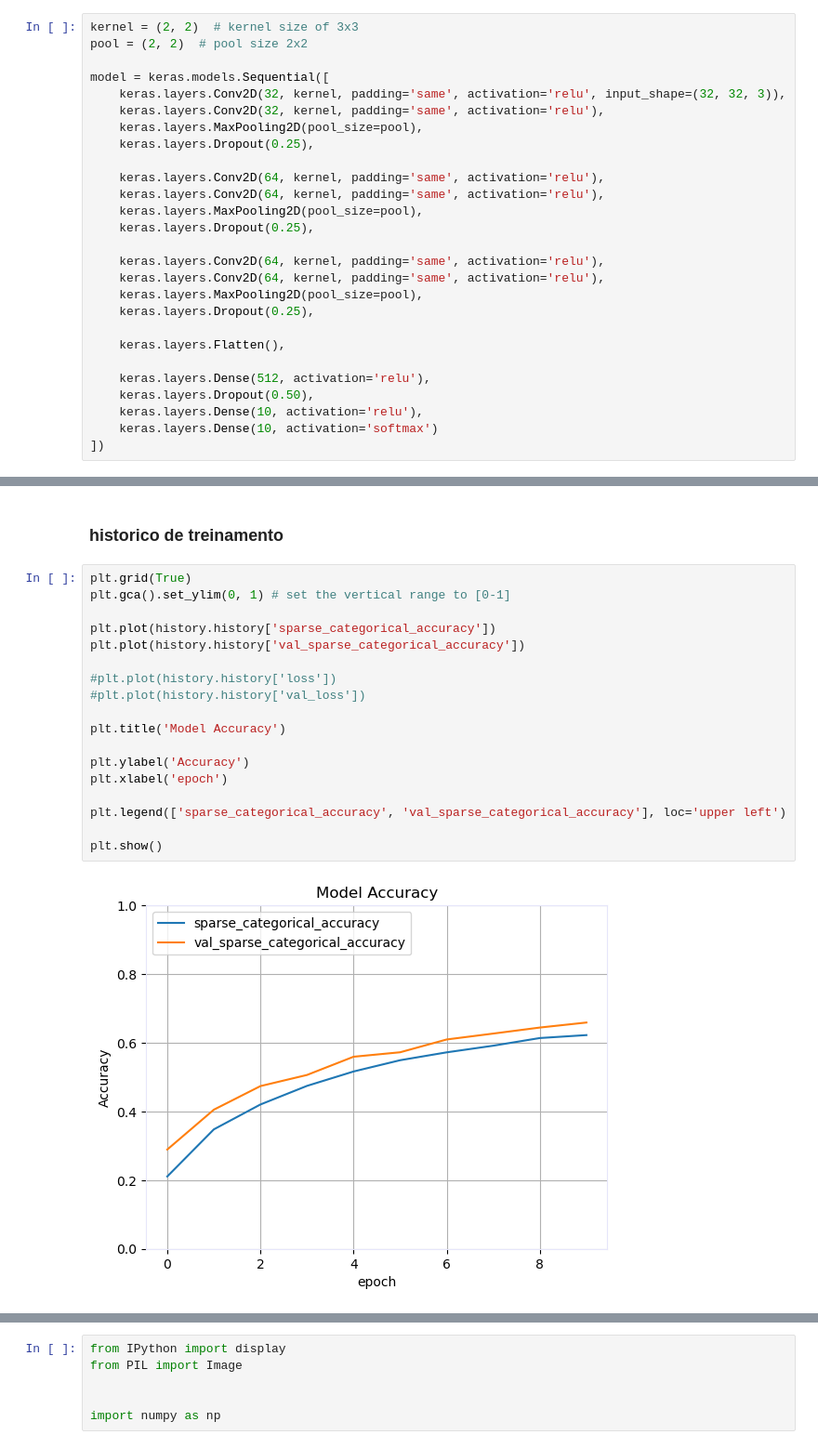
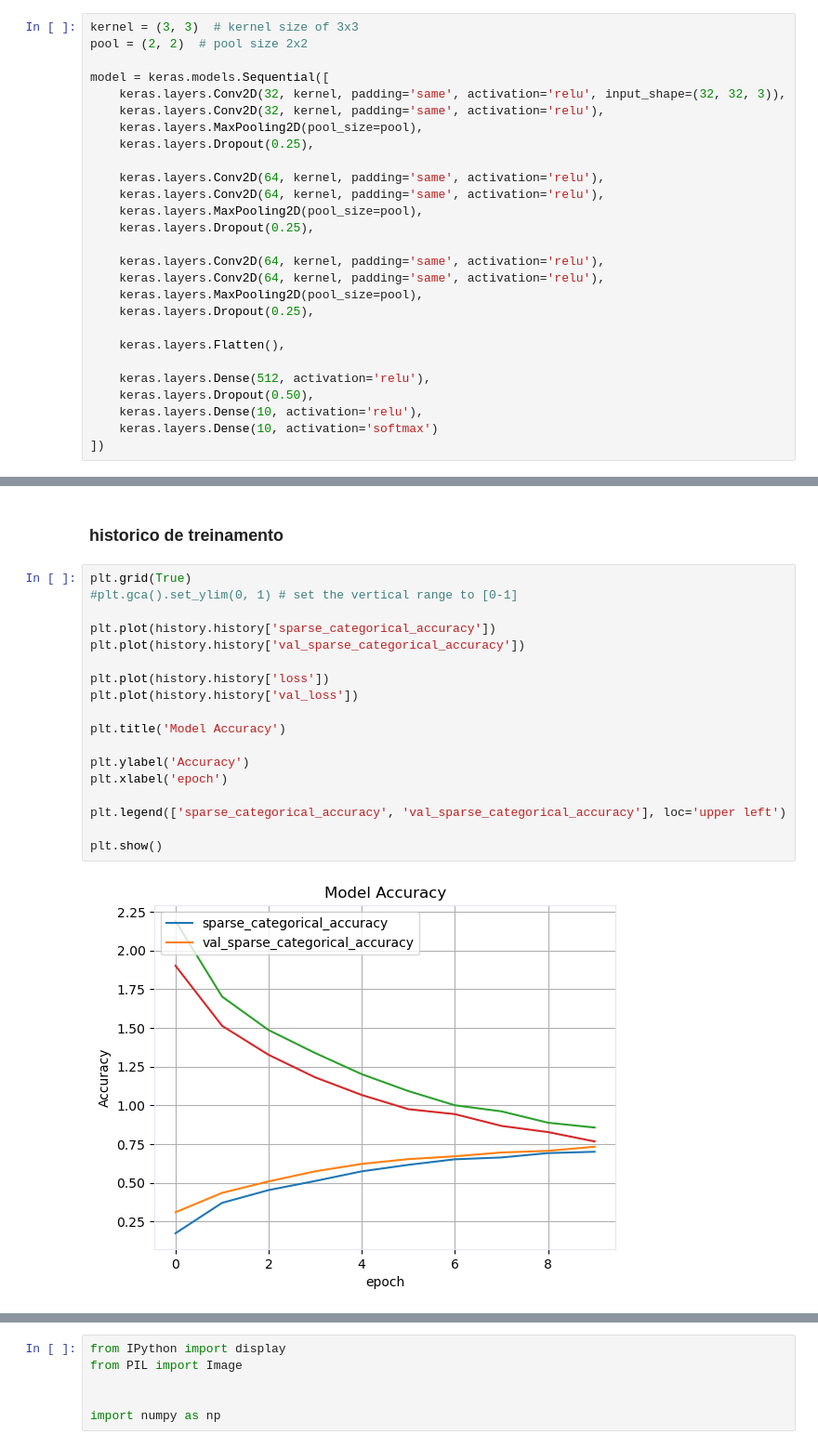
Before and after one commit to Semicheche/trabalho_pos_redes_neurais, a Jupyter notebook: Trabalhos/CNN01_Keras_t2_Aureo_Luciano_Willian.ipynb, the cells around one changed output, grey strips where cells are left out. Shown at 93% size. Saved outputs shown, nothing was run; the diff lists cells and outputs as text.

```diff
--- a/Trabalhos/CNN01_Keras_t2_Aureo_Luciano_Willian.ipynb
+++ b/Trabalhos/CNN01_Keras_t2_Aureo_Luciano_Willian.ipynb
@@ -96,7 +96,7 @@ print(X_train_full.shape)
 # %% [markdown]
 ## Criando o model com Keras
 # %%
-kernel = (2, 2)  # kernel size of 3x3
+kernel = (3, 3)  # kernel size of 3x3
 pool = (2, 2)  # pool size 2x2
 
 model = keras.models.Sequential([
@@ -190,24 +190,24 @@ model.save_weights('/Users/semicheche/Redes neurais/modelo_cnn_keras_t2.h5', ove
 ### historico de treinamento
 # %%
 plt.grid(True)
-plt.gca().set_ylim(0, 1) # set the vertical range to [0-1]
+#plt.gca().set_ylim(0, 1) # set the vertical range to [0-1]
 
 plt.plot(history.history['sparse_categorical_accuracy'])
 plt.plot(history.history['val_sparse_categorical_accuracy'])
 
-#plt.plot(history.history['loss'])
-#plt.plot(history.history['val_loss'])
+plt.plot(history.history['loss'])
+plt.plot(history.history['val_loss'])
 
 plt.title('Model Accuracy')
 
 plt.ylabel('Accuracy')
 plt.xlabel('epoch')
 
 plt.legend(['sparse_categorical_accuracy', 'val_sparse_categorical_accuracy'], loc='upper left')
 
 plt.show()
 # %% [output]
-[figure, old version]
+[figure, new version]
 # %%
 test_loss, test_acc = model.evaluate(X_valid,  y_valid, verbose=2)
 print(f'Loss: {test_loss}')
```
Also changed, not shown: parts of 8 cells of this notebook, 5 other files.
